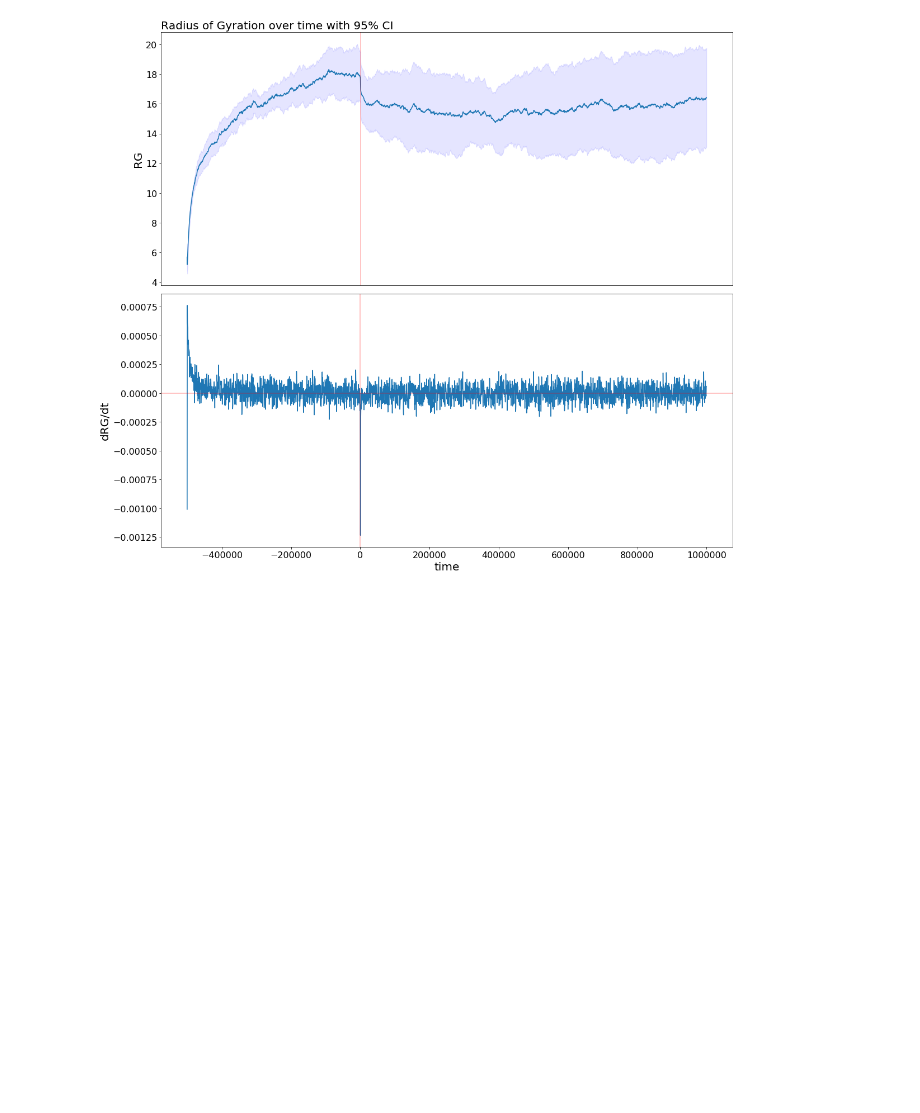
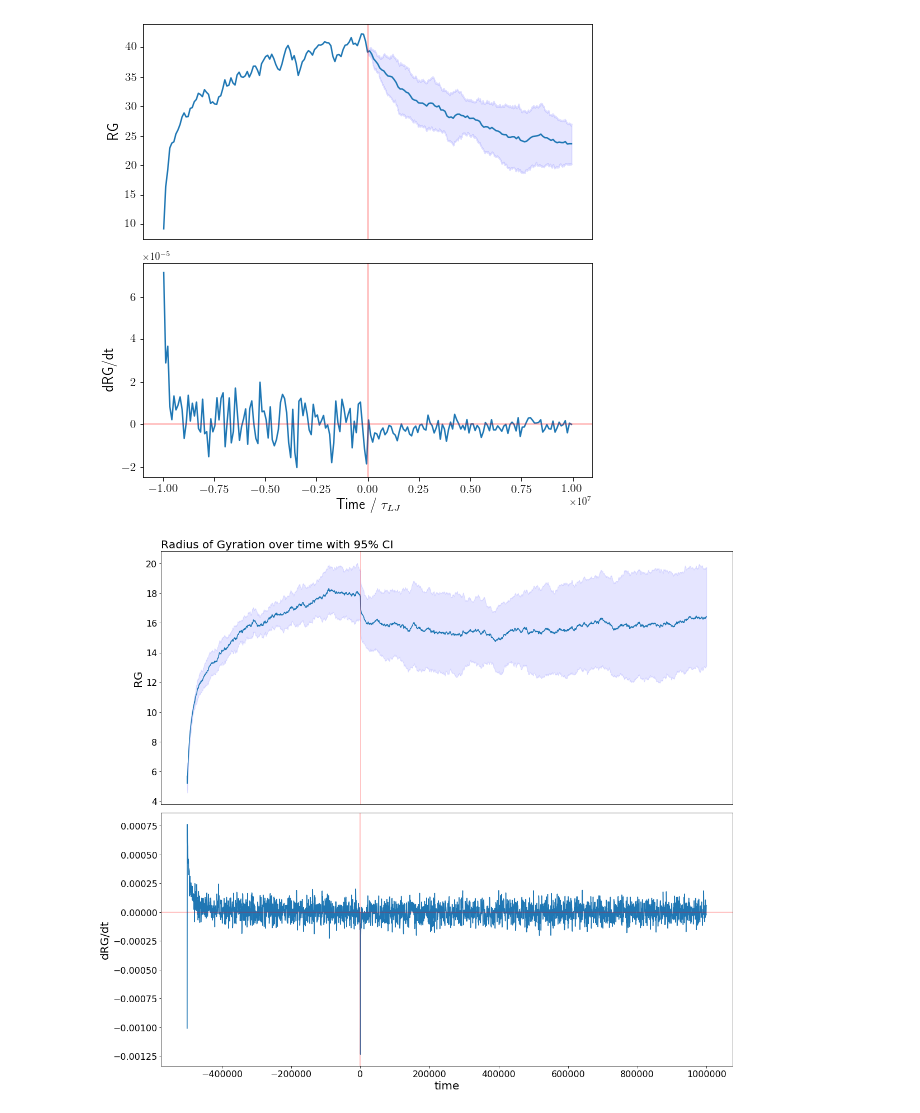
Before and after one commit to StephenRicher/HiCSim, a Jupyter notebook: workflow/scripts/RG-over-time.ipynb, the cells around one changed output. Drawn from its saved outputs; the diff is of its cells as text; code cells hidden in the pictures; blank space fills up the shorter version.

```diff
--- a/workflow/scripts/RG-over-time.ipynb
+++ b/workflow/scripts/RG-over-time.ipynb
@@ -1,5 +1,10 @@
 # %%
+import sys
 import glob
+import argparse
 import numpy as np
 from scipy import stats
+from typing import List
 import matplotlib.pyplot as plt
+
+plt.rcParams['text.usetex'] = True
@@ -6,3 +25,57 @@ import matplotlib.pyplot as plt
+# %%
+confidence = 0.99
+equilRG = glob.glob('../../../GNG12-model/analysis-200/GNG12/2000/lammpsInit/radiusOfGyration-0.6.txt')[0]
+postEquil = glob.glob('../../../GNG12-model/analysis-200/GNG12/2000/reps/*/lammps/radiusOfGyration-0.6.txt')
+
+data = np.dstack([np.loadtxt(rep) for rep in postEquil])
+mean = np.mean(data, axis=2)
+time = mean[:,0]
+mean = mean[:,1]
+
+# Filter duplicate timesteps from data
+time, uniqIdxs = np.unique(time, return_index=True)
+mean = mean[uniqIdxs]
+data = data[uniqIdxs,:,:]
+
+equilRG = np.loadtxt(equilRG)
+equilTime = equilRG[:,0]
+equilVal = equilRG[:,1]
+equilTime, uniqIdxs = np.unique(equilTime, return_index=True)
+equilVal = equilVal[uniqIdxs]
+
+allTime = np.concatenate([equilTime, time])
+allData = np.concatenate([equilVal, mean])
+
+allTime = allTime[::50]
+allData = allData[::50]
+
+
+n = len(postEquil)
+std_err = stats.sem(data, axis=2)[:,1]
+ci = std_err * stats.t.ppf((1 + confidence) / 2, n - 1)
+dydx = np.diff(allData)/ np.diff(allTime)
+
+midpoints = (allTime[1:] + allTime[:-1]) / 2
+
+fig, (ax1, ax2) = plt.subplots(2,1, figsize=(180 * (1 / 25.4), 180 * (1 / 25.4)))
+
+ax1.plot(allTime, allData)
+ax1.fill_between(time, (mean - ci), (mean + ci), color='b', alpha=.1)
+ax1.axvline(x=1, color='Red', alpha=0.3)
+ax1.tick_params(labelsize=12)
+ax1.get_xaxis().set_visible(False)
+ax1.set_ylabel('RG', fontsize=14)
+ax2.plot(midpoints, dydx)
+ax2.axvline(x=1, color='Red', alpha=0.3)
+ax2.axhline(y=0, color='Red', alpha=0.3)
+ax2.tick_params(labelsize=12)
+ax2.set_xlabel(r"Time / $\tau_{LJ}$", fontsize=14)
+ax2.set_ylabel('dRG/dt', fontsize=14)
+
+fig.tight_layout()
+fig.savefig('/home/stephen/phd/thesis/figures/chap3/RG-over-Time.pdf')
+# %% [output]
+[figure, added]
 # %%
 RG_reps = glob.glob('/media/stephen/Data/modelling/GNG12/5000/reps/[2-9]/lammps/radius_of_gyration.txt')
 confidence = 0.95
```
Also changed, not shown: parts of 1 cell of this notebook, 1 other file.
